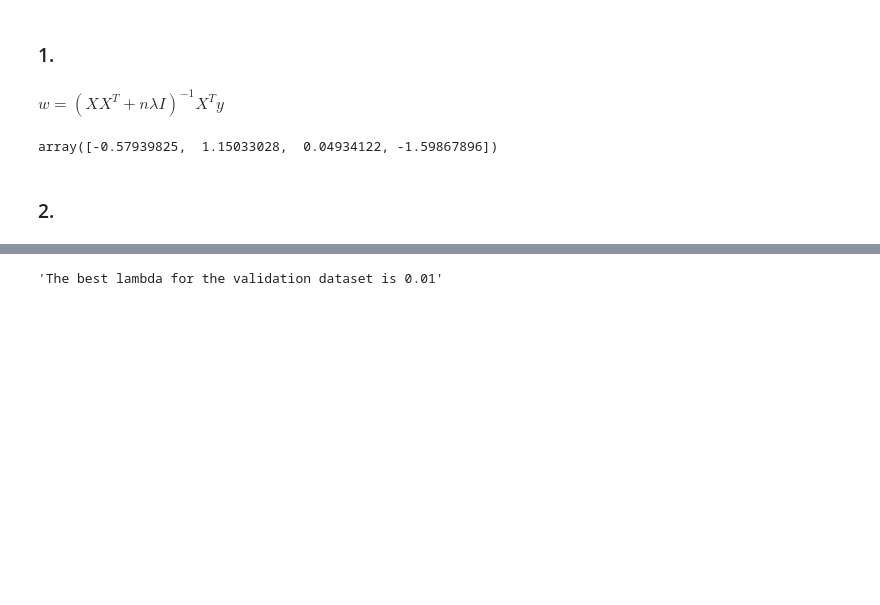
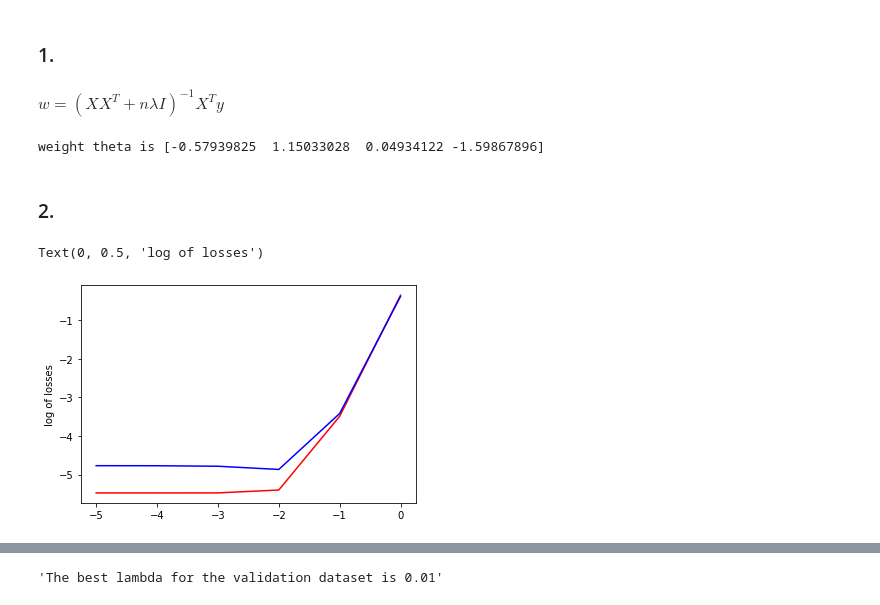
Before and after one commit to Emrys-Hong/SUTD-machine-learning-hw, a Jupyter notebook: Q3.ipynb, the cells around one changed output, grey strips where cells are left out. Cells and saved outputs as stored; diff of their text form; code cells hidden in the pictures; blank space fills up the shorter version.

```diff
--- a/Q3.ipynb
+++ b/Q3.ipynb
@@ -26,9 +26,9 @@ def ridge_regression(train_x, train_y, l):
     w = np.linalg.inv(np.dot(train_x.T, train_x) + len(train_x) * l * np.identity(train_x.shape[1])).dot(np.dot(train_x.T, train_y))
     return w
 # %%
-ridge_regression(x_train, y_train, 0.15)
+print(f'weight theta is {ridge_regression(x_train, y_train, 0.15)}')
 # %% [output]
-array([-0.57939825,  1.15033028,  0.04934122, -1.59867896])
+weight theta is [-0.57939825  1.15033028  0.04934122 -1.59867896]
 # %% [markdown]
 ### 2.
 # %%
@@ -40,4 +40,11 @@ for i in r:
     w = ridge_regression(x_train, y_train, 10**i)
     train_loss.append(loss_function(x_train, y_train, w))
     val_loss.append(loss_function(x_val, y_val, w))
+# %%
+plt.plot(r, np.log(train_loss), 'r')
+plt.plot(r, np.log(val_loss), 'b')
+plt.ylabel('log of losses')
+# %% [output]
+Text(0, 0.5, 'log of losses')
+[figure, added]
 # %%
```
Also changed, not shown: parts of 2 cells of this notebook, 3 other files.
